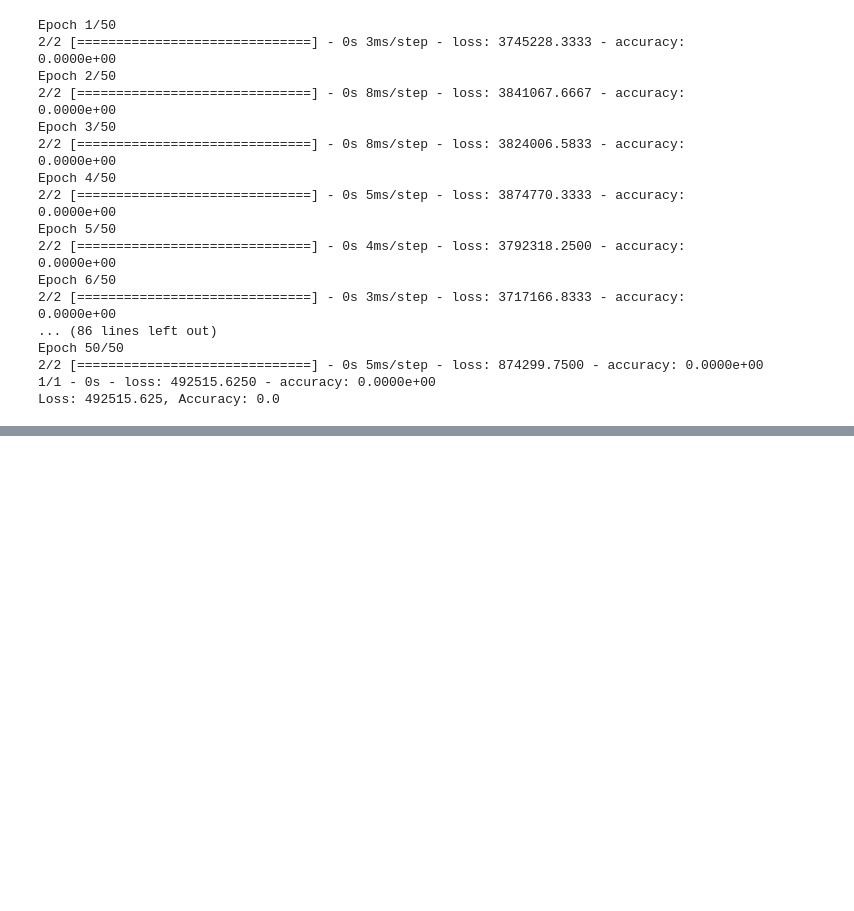
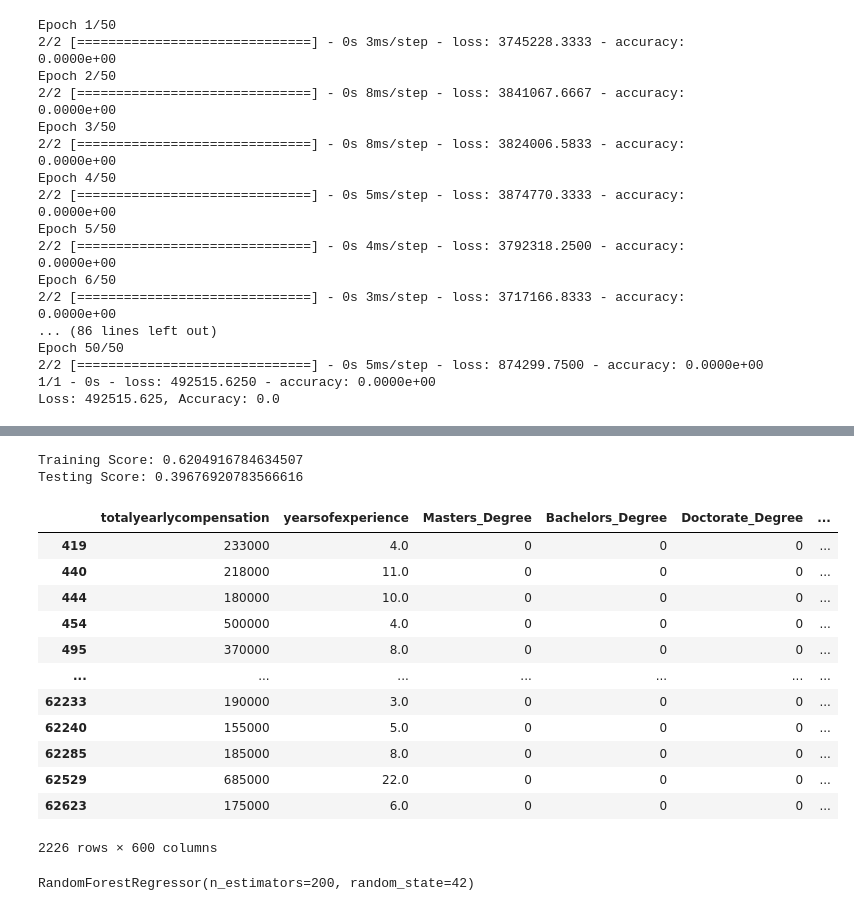
Before and after one commit to Sirius0531/final_project, a Jupyter notebook: final_seg2.ipynb, the cells around one changed output, grey strips where cells are left out. Drawn from its saved outputs; the diff is of its cells as text; code cells hidden in the pictures; blank space fills up the shorter version.

```diff
--- a/final_seg2.ipynb
+++ b/final_seg2.ipynb
@@ -887,0 +872,30 @@ clean_dummies
+# %%
+training_score = regressor.score(X_train, y_train)
+testing_score = regressor.score(X_test, y_test)
+
+
+print(f"Training Score: {training_score}")
+print(f"Testing Score: {testing_score}")
+# %% [output]
+Training Score: 0.6204916784634507
+Testing Score: 0.39676920783566616
+# %%
+# dropping those improved score by 11%
+#RFR without binning, drop gender
+clean_df2 = clean_df.copy()
+clean_dummies2 = pd.get_dummies(clean_df)
+clean_dummies2
+# %% [output]
+|  | totalyearlycompensation | yearsofexperience | Masters_Degree | Bachelors_Degree | Doctorate_Degree | ... |
+| 419 | 233000 | 4.0 | 0 | 0 | 0 | ... |
+| 440 | 218000 | 11.0 | 0 | 0 | 0 | ... |
+| 444 | 180000 | 10.0 | 0 | 0 | 0 | ... |
+| 454 | 500000 | 4.0 | 0 | 0 | 0 | ... |
+| 495 | 370000 | 8.0 | 0 | 0 | 0 | ... |
+| ... | ... | ... | ... | ... | ... | ... |
+| 62233 | 190000 | 3.0 | 0 | 0 | 0 | ... |
+| 62240 | 155000 | 5.0 | 0 | 0 | 0 | ... |
+| 62285 | 185000 | 8.0 | 0 | 0 | 0 | ... |
+| 62529 | 685000 | 22.0 | 0 | 0 | 0 | ... |
+| 62623 | 175000 | 6.0 | 0 | 0 | 0 | ... |
+2226 rows × 600 columns
@@ -887,0 +909,8 @@ clean_dummies
+# %%
+ # create regressor object
+regressor = RandomForestRegressor(n_estimators = 200, random_state = 42)
+
+# fit the regressor with x and y data
+regressor.fit(X_train, y_train)
+# %% [output]
+RandomForestRegressor(n_estimators=200, random_state=42)
```
Also changed, not shown: parts of 57 cells of this notebook.
